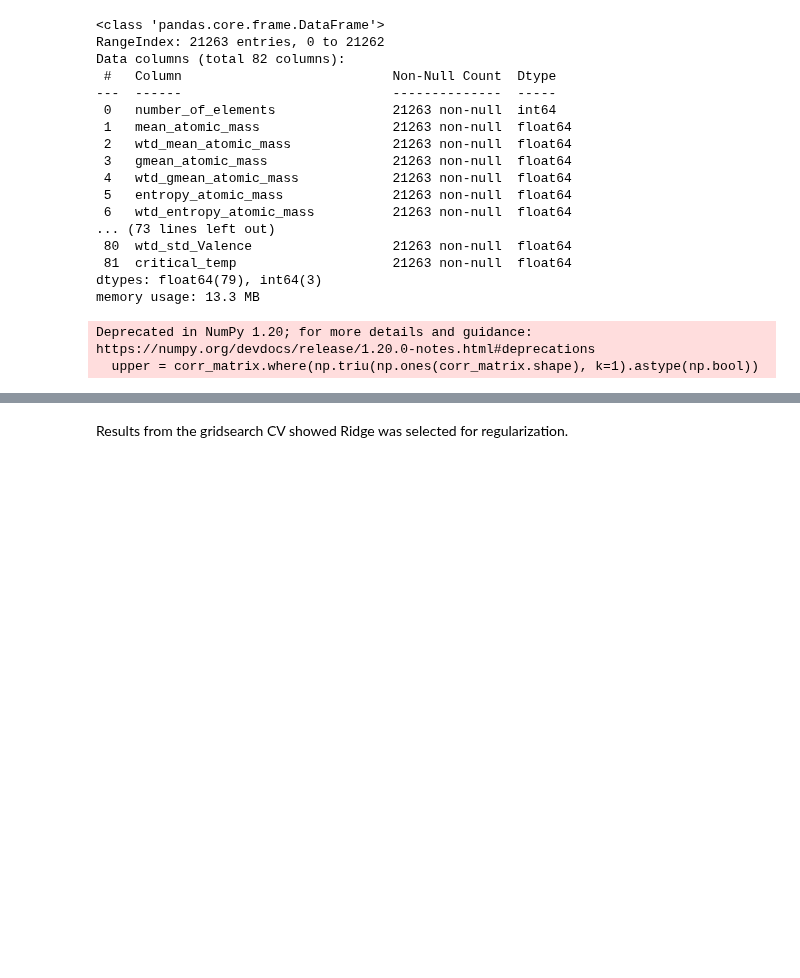
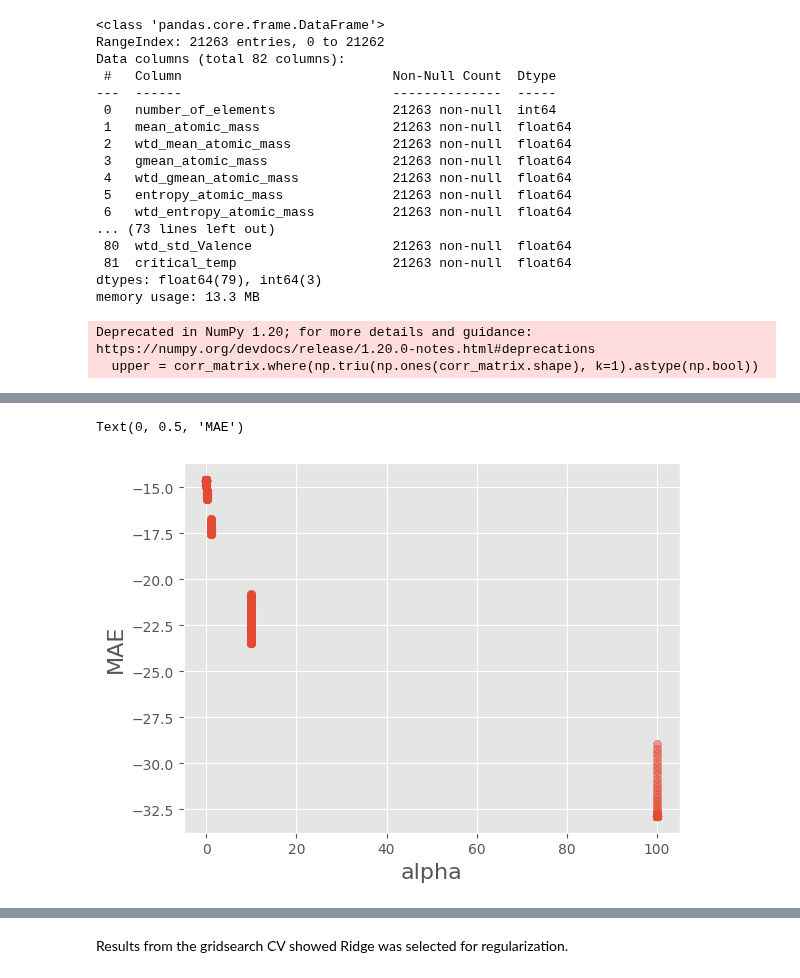
Before and after one commit to boneeyah/QTW, a Jupyter notebook: Case Study 1/Case_Study_1.ipynb, the cells around one changed output, grey strips where cells are left out. Drawn from its saved outputs; the diff is of its cells as text; code cells hidden in the pictures; blank space fills up the shorter version.

```diff
--- a/Case Study 1/Case_Study_1.ipynb
+++ b/Case Study 1/Case_Study_1.ipynb
@@ -111,0 +112,2 @@ Config: {'alpha': 0.1, 'l1_ratio': 0.74}
+# %%
+grid_results_table = pd.concat([pd.DataFrame(search.cv_results_["params"]),pd.DataFrame(search.cv_results_["mean_test_score"], columns=["MAE"])],axis=1)
@@ -111,0 +130,8 @@ Config: {'alpha': 0.1, 'l1_ratio': 0.74}
+# %%
+plt.style.use('ggplot')
+plt.scatter('alpha', 'MAE',alpha=0.5, data=grid_results_table)
+plt.xlabel("alpha", size=16)
+plt.ylabel("MAE", size=16)
+# %% [output]
+Text(0, 0.5, 'MAE')
+[figure, added]
```
Also changed, not shown: parts of 4 cells of this notebook.
